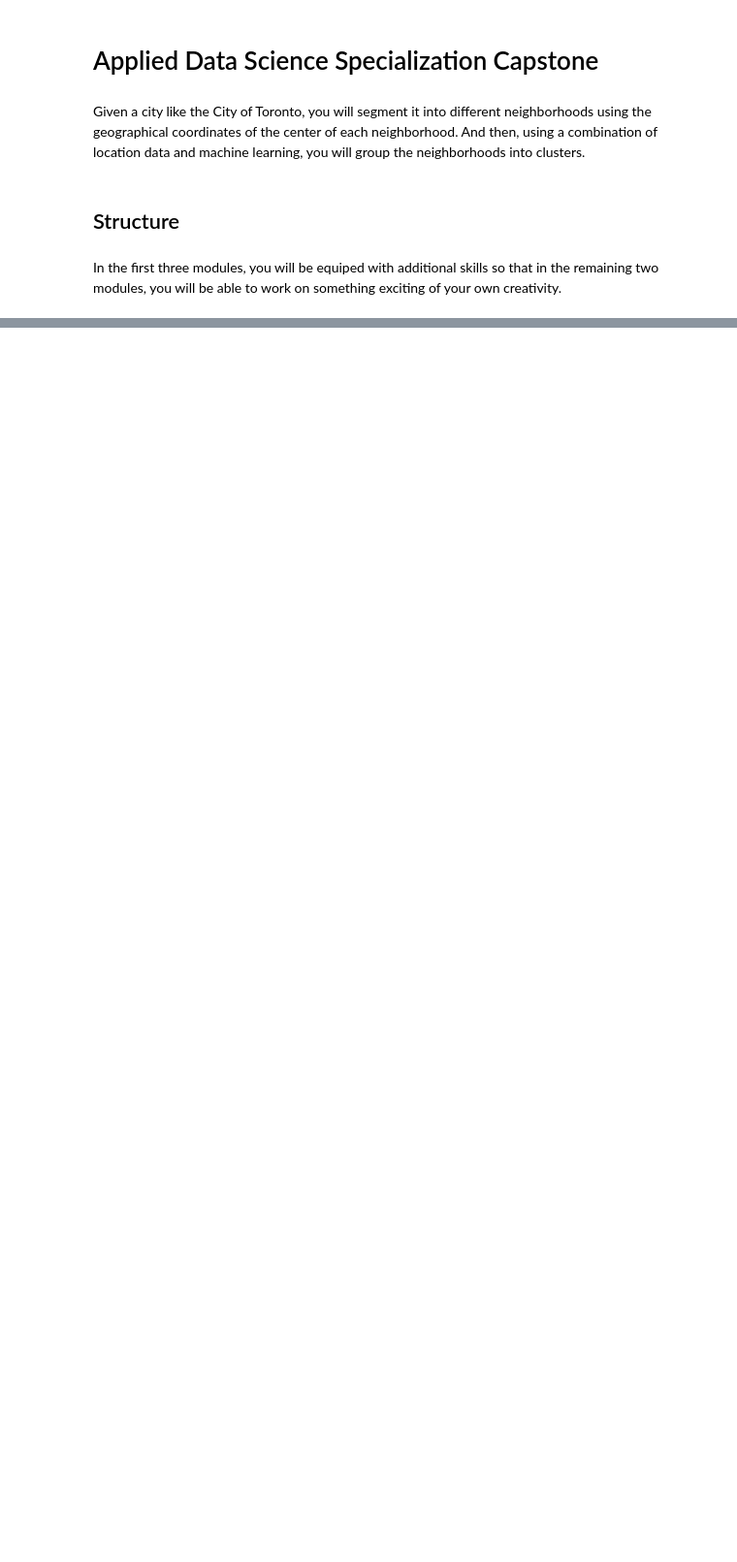
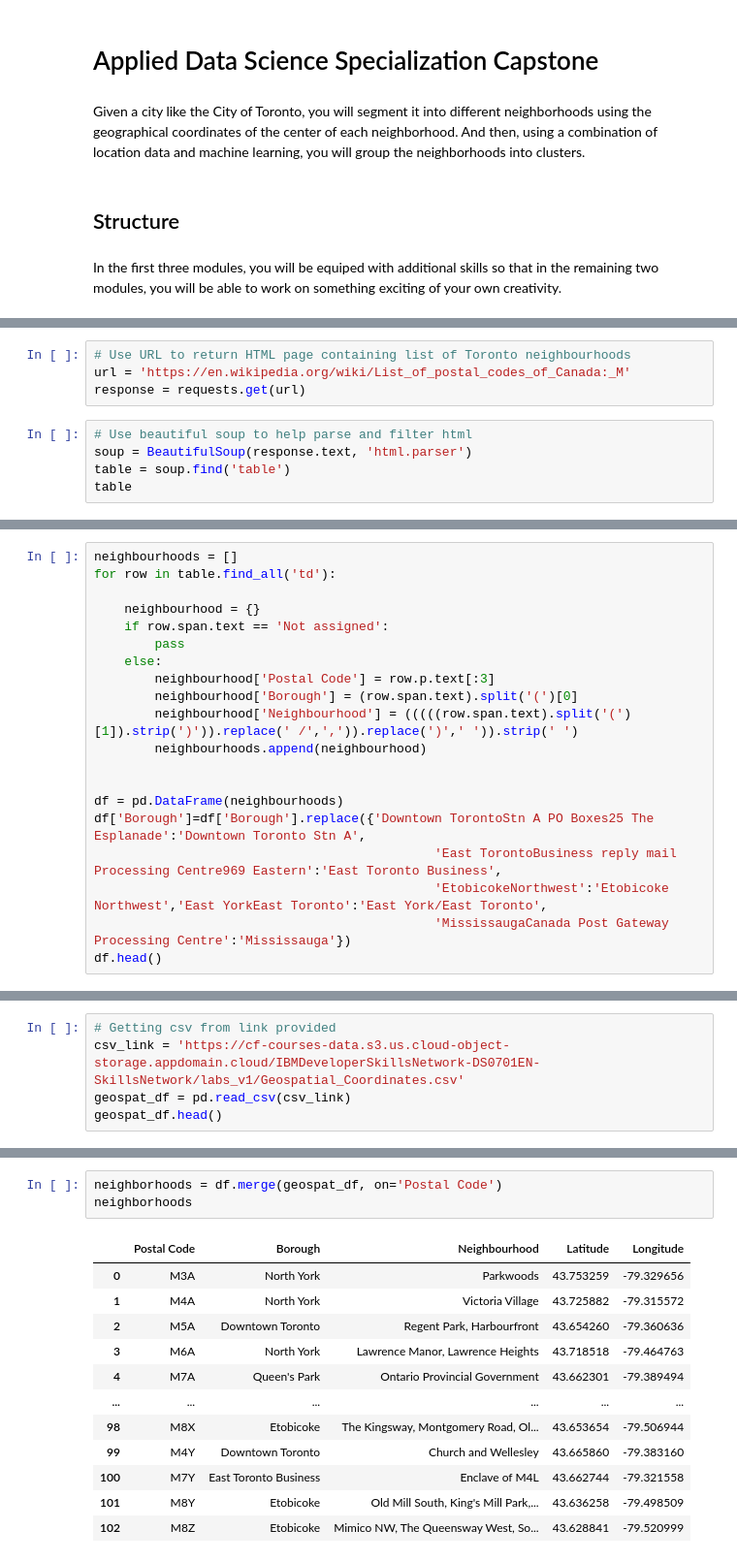
Before and after one commit to GeetuSodhi15/Coursera_Capstone, a Jupyter notebook: Coursera_Capstone.ipynb, the cells around one changed output, grey strips where cells are left out. Shown at 97% size. Drawn from its saved outputs; the diff is of its cells as text; blank space fills up the shorter version.

```diff
--- a/Coursera_Capstone.ipynb
+++ b/Coursera_Capstone.ipynb
@@ -17,0 +17,9 @@ Hello Capstone Project Course!
+# %%
+# Use URL to return HTML page containing list of Toronto neighbourhoods
+url = 'https://en.wikipedia.org/wiki/List_of_postal_codes_of_Canada:_M'
+response = requests.get(url)
+# %%
+# Use beautiful soup to help parse and filter html
+soup = BeautifulSoup(response.text, 'html.parser')
+table = soup.find('table')
+table
@@ -17,0 +44,20 @@ Hello Capstone Project Course!
+# %%
+neighbourhoods = []
+for row in table.find_all('td'):
+
+    neighbourhood = {}
+    if row.span.text == 'Not assigned':
+        pass
+    else:
+        neighbourhood['Postal Code'] = row.p.text[:3]
+        neighbourhood['Borough'] = (row.span.text).split('(')[0]
+        neighbourhood['Neighbourhood'] = (((((row.span.text).split('(')[1]).strip(')')).replace(' /',',')).replace(')',' ')).strip(' ')
+        neighbourhoods.append(neighbourhood)
+
+
+df = pd.DataFrame(neighbourhoods)
+df['Borough']=df['Borough'].replace({'Downtown TorontoStn A PO Boxes25 The Esplanade':'Downtown Toronto Stn A',
+                                             'East TorontoBusiness reply mail Processing Centre969 Eastern':'East Toronto Business',
+                                             'EtobicokeNorthwest':'Etobicoke Northwest','East YorkEast Toronto':'East York/East Toronto',
+                                             'MississaugaCanada Post Gateway Processing Centre':'Mississauga'})
+df.head()
@@ -17,0 +105,5 @@ Hello Capstone Project Course!
+# %%
+# Getting csv from link provided
+csv_link = 'https://cf-courses-data.s3.us.cloud-object-storage.appdomain.cloud/IBMDeveloperSkillsNetwork-DS0701EN-SkillsNetwork/labs_v1/Geospatial_Coordinates.csv'
+geospat_df = pd.read_csv(csv_link)
+geospat_df.head()
@@ -17,0 +117,16 @@ Hello Capstone Project Course!
+# %%
+neighborhoods = df.merge(geospat_df, on='Postal Code')
+neighborhoods
+# %% [output]
+|  | Postal Code | Borough | Neighbourhood | Latitude | Longitude |
+| 0 | M3A | North York | Parkwoods | 43.753259 | -79.329656 |
+| 1 | M4A | North York | Victoria Village | 43.725882 | -79.315572 |
+| 2 | M5A | Downtown Toronto | Regent Park, Harbourfront | 43.654260 | -79.360636 |
+| 3 | M6A | North York | Lawrence Manor, Lawrence Heights | 43.718518 | -79.464763 |
+| 4 | M7A | Queen's Park | Ontario Provincial Government | 43.662301 | -79.389494 |
+| ... | ... | ... | ... | ... | ... |
+| 98 | M8X | Etobicoke | The Kingsway, Montgomery Road, Ol... | 43.653654 | -79.506944 |
+| 99 | M4Y | Downtown Toronto | Church and Wellesley | 43.665860 | -79.383160 |
+| 100 | M7Y | East Toronto Business | Enclave of M4L | 43.662744 | -79.321558 |
+| 101 | M8Y | Etobicoke | Old Mill South, King's Mill Park,... | 43.636258 | -79.498509 |
+| 102 | M8Z | Etobicoke | Mimico NW, The Queensway West, So... | 43.628841 | -79.520999 |
```
Also changed, not shown: parts of 57 cells of this notebook.
